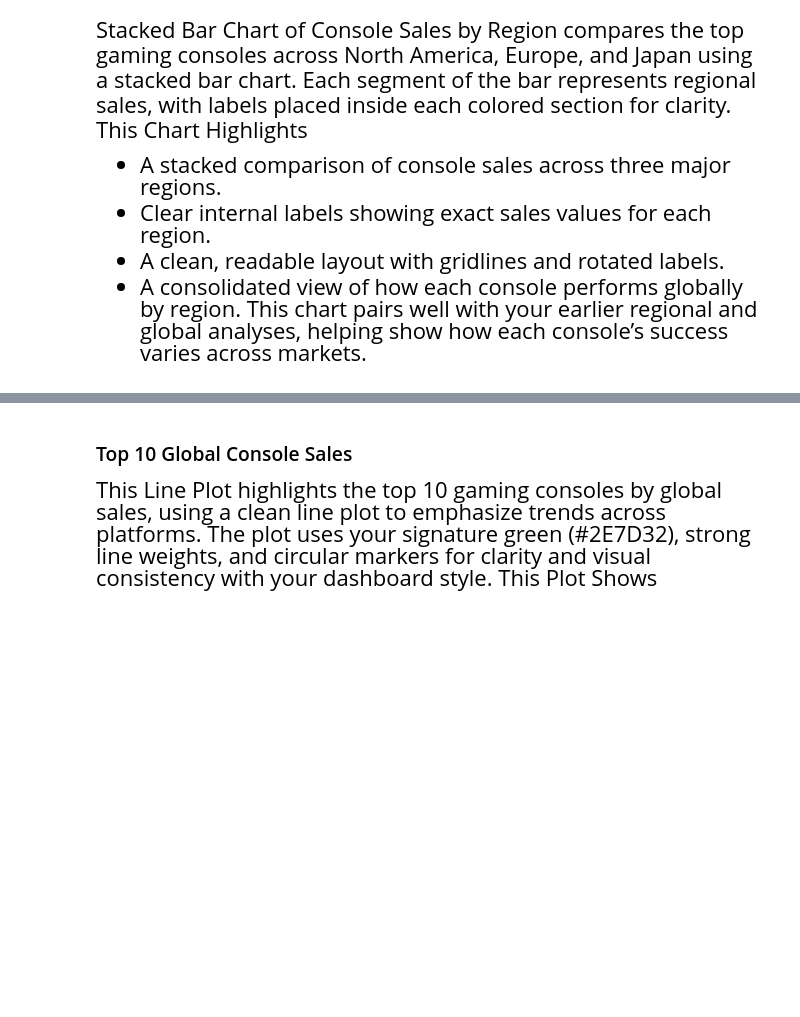
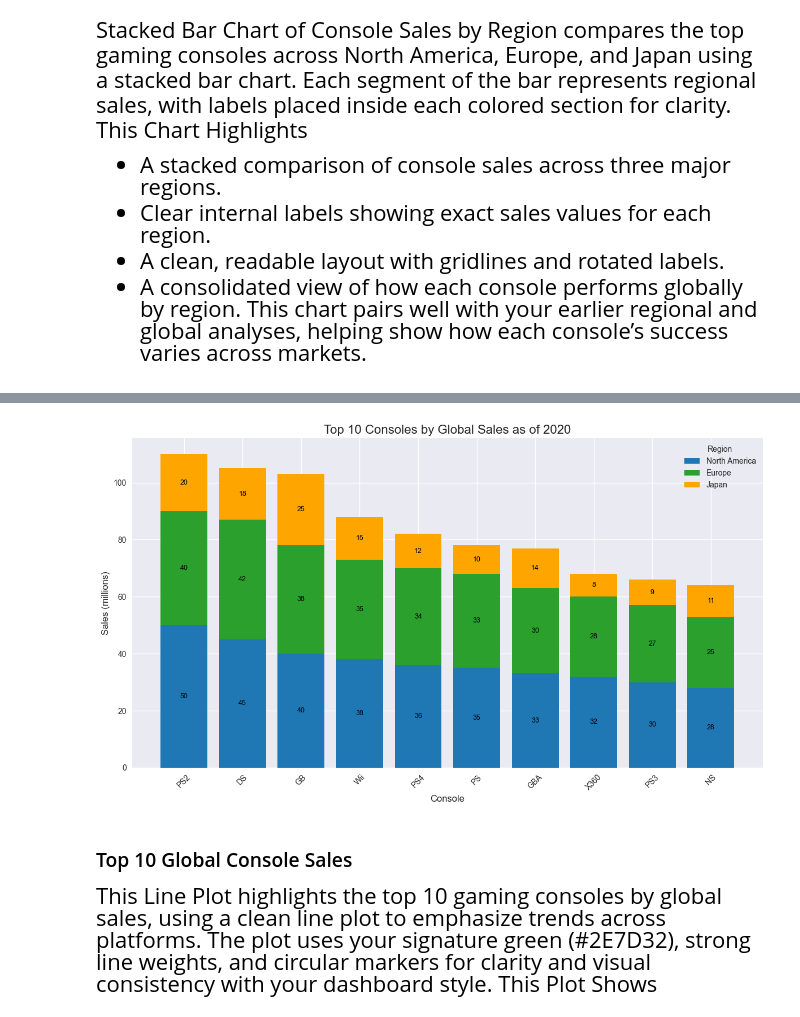
Before and after one commit to Teerp1986/The-Evolution-Of-Gaming, a Jupyter notebook: notebook/gamevolve.ipynb, the cells around one changed output, grey strips where cells are left out. Cells and saved outputs as stored; diff of their text form; code cells hidden in the pictures; blank space fills up the shorter version.

```diff
--- a/notebook/gamevolve.ipynb
+++ b/notebook/gamevolve.ipynb
@@ -353,3 +361,64 @@ df.head()
+# %%
+import pandas as pd
+import matplotlib.pyplot as plt
+
+# Sample data based on the user's description
+data = {
+    'Console': ['PS2', 'DS', 'GB', 'Wii', 'PS4', 'PS', 'GBA', 'X360', 'PS3', 'NS'],
+    'North_America_Sales': [50, 45, 40, 38, 36, 35, 33, 32, 30, 28],
+    'Europe_Sales': [40, 42, 38, 35, 34, 33, 30, 28, 27, 25],
+    'Japan_Sales': [20, 18, 25, 15, 12, 10, 14, 8, 9, 11],
+    'Global_Sales': [110, 105, 103, 88, 80, 77, 68, 66, 65, 64]
+}
+
+df = pd.DataFrame(data)
+df = df.sort_values(by='Global_Sales', ascending=False)
+
+plt.style.use('seaborn-v0_8')
+fig, ax = plt.subplots(figsize=(12, 7))
+
+# Colors
+color_na = "#1f77b4"     # blue
+color_eu = "#2ca02c"     # green
+color_jp = "orange"      # Japan = orange
+
+# Plot stacked bars
+bars_na = ax.bar(df['Console'], df['North_America_Sales'],
+                 label='North America', color=color_na)
+
+bars_eu = ax.bar(df['Console'], df['Europe_Sales'],
+                 bottom=df['North_America_Sales'],
+                 label='Europe', color=color_eu)
+
+bottom_japan = df['North_America_Sales'] + df['Europe_Sales']
+
+bars_jp = ax.bar(df['Console'], df['Japan_Sales'],
+                 bottom=bottom_japan,
+                 label='Japan', color=color_jp)
+
+# --- Add number labels on each segment ---
+for bars in [bars_na, bars_eu, bars_jp]:
+    for bar in bars:
+        height = bar.get_height()
+        if height > 0:
+            ax.text(
+                bar.get_x() + bar.get_width() / 2,
+                bar.get_y() + height / 2,
+                f"{height}",
+                ha='center', va='center', fontsize=9, color='black'
+            )
+
+# Labels and title
+ax.set_title('Top 10 Consoles by Global Sales as of 2020', fontsize=16)
+ax.set_xlabel('Console', fontsize=12)
+ax.set_ylabel('Sales (millions)', fontsize=12)
+ax.legend(title='Region')
+plt.xticks(rotation=45)
+plt.tight_layout()
+
+plt.show()
+# %% [output]
+[figure, added]
 # %% [markdown]
 <span style="font-size: 22px; font-family:'Times New Roman'; font-weight:;">
 
```
Also changed, not shown: parts of 3 cells of this notebook, 3 other files.
